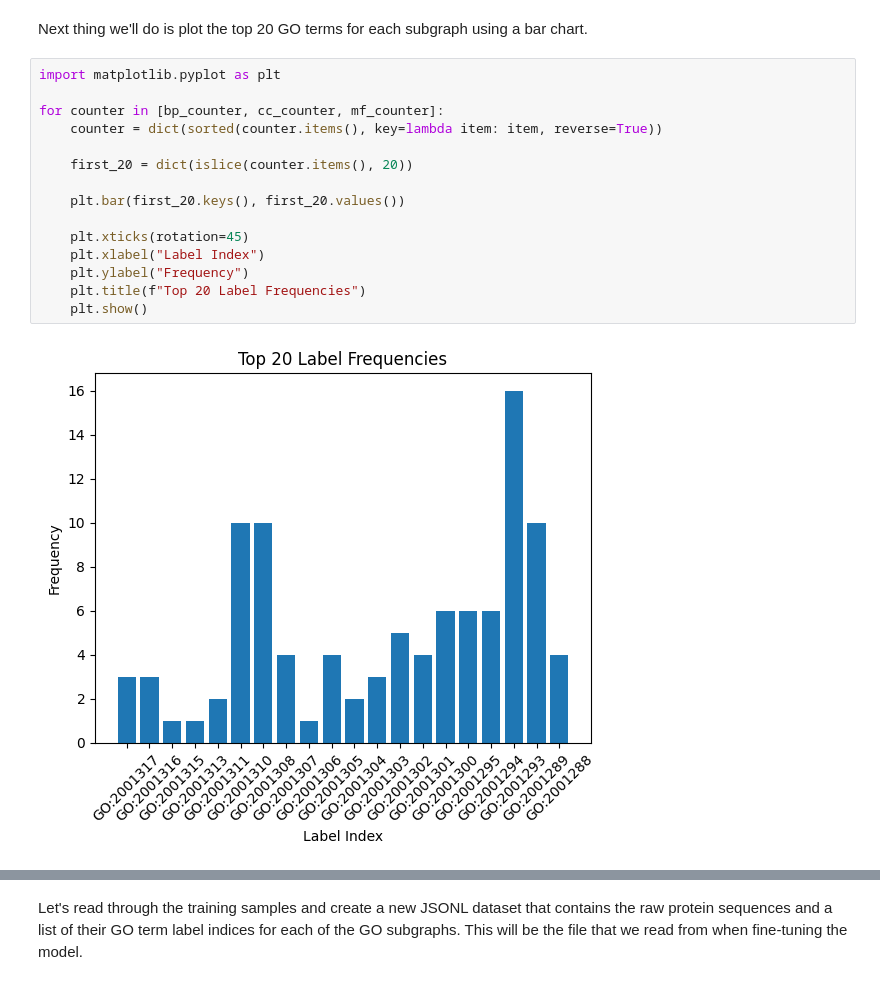
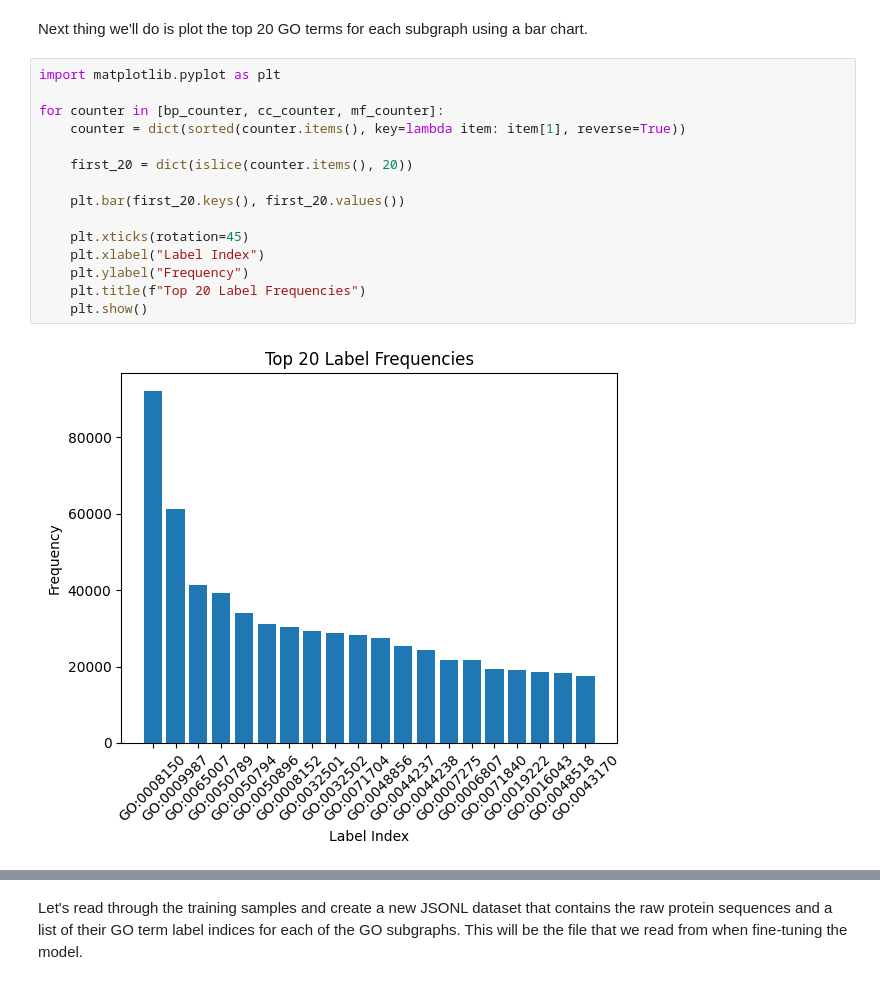
Before and after one commit to andrewdalpino/esm2-function-classifier, a Jupyter notebook: prepare_dataset.ipynb, the cells around one changed output, grey strips where cells are left out. Saved outputs shown, nothing was run; the diff lists cells and outputs as text.

```diff
--- a/prepare_dataset.ipynb
+++ b/prepare_dataset.ipynb
@@ -160,17 +160,17 @@ Next thing we'll do is plot the top 20 GO terms for each subgraph using a bar ch
 # %%
 import matplotlib.pyplot as plt
 
 for counter in [bp_counter, cc_counter, mf_counter]:
-    counter = dict(sorted(counter.items(), key=lambda item: item, reverse=True))
+    counter = dict(sorted(counter.items(), key=lambda item: item[1], reverse=True))
 
     first_20 = dict(islice(counter.items(), 20))
 
     plt.bar(first_20.keys(), first_20.values())
 
     plt.xticks(rotation=45)
     plt.xlabel("Label Index")
     plt.ylabel("Frequency")
     plt.title(f"Top 20 Label Frequencies")
     plt.show()
 # %% [output]
-[figure, old version]
+[figure, new version]
```
Also changed, not shown: parts of 1 cell of this notebook.
